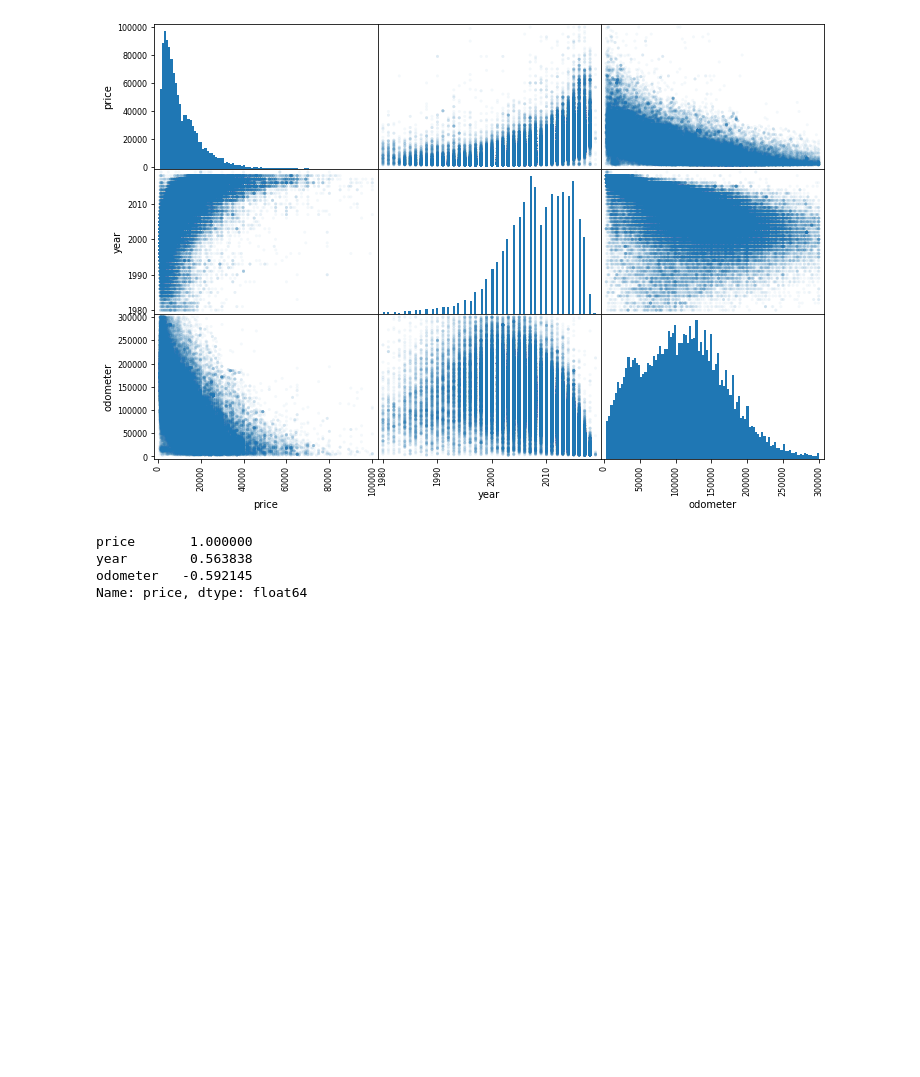
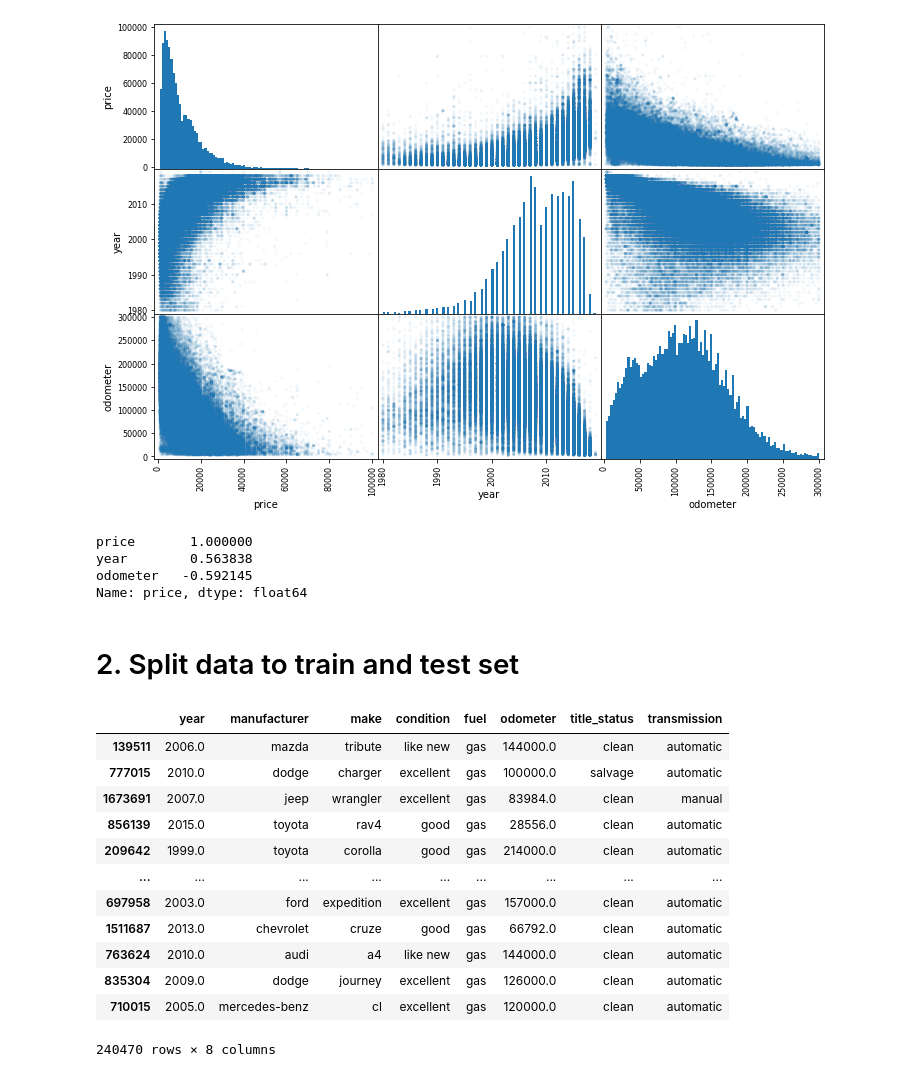
Before and after one commit to Michal-Pocztowski/Car-price-predictor, a Jupyter notebook: Cars.ipynb, the cells around one changed output. Saved outputs shown, nothing was run; the diff lists cells and outputs as text; code cells hidden in the pictures; blank space fills up the shorter version.

Commit message:
Add splitting data to trainand test set

```diff
--- a/Cars.ipynb
+++ b/Cars.ipynb
@@ -789,3 +789,29 @@ price       1.000000
 year        0.563838
 odometer   -0.592145
 Name: price, dtype: float64
+# %% [markdown]
+# 2. Split data to train and test set
+# %%
+from sklearn.model_selection import train_test_split
+
+cars_train, cars_test = train_test_split(cars, test_size=0.2, random_state=42)
+x_train = cars_train.drop(columns='price')
+x_test = cars_test.drop(columns='price')
+y_train = cars_train['price'].values
+y_test = cars_test['price'].values
+# %%
+x_train
+# %% [output]
+|  | year | manufacturer | make | condition | fuel | odometer | title_status | transmission |
+| 139511 | 2006.0 | mazda | tribute | like new | gas | 144000.0 | clean | automatic |
+| 777015 | 2010.0 | dodge | charger | excellent | gas | 100000.0 | salvage | automatic |
+| 1673691 | 2007.0 | jeep | wrangler | excellent | gas | 83984.0 | clean | manual |
+| 856139 | 2015.0 | toyota | rav4 | good | gas | 28556.0 | clean | automatic |
+| 209642 | 1999.0 | toyota | corolla | good | gas | 214000.0 | clean | automatic |
+| ... | ... | ... | ... | ... | ... | ... | ... | ... |
+| 697958 | 2003.0 | ford | expedition | excellent | gas | 157000.0 | clean | automatic |
+| 1511687 | 2013.0 | chevrolet | cruze | good | gas | 66792.0 | clean | automatic |
+| 763624 | 2010.0 | audi | a4 | like new | gas | 144000.0 | clean | automatic |
+| 835304 | 2009.0 | dodge | journey | excellent | gas | 126000.0 | clean | automatic |
+| 710015 | 2005.0 | mercedes-benz | cl | excellent | gas | 120000.0 | clean | automatic |
+240470 rows × 8 columns
```
